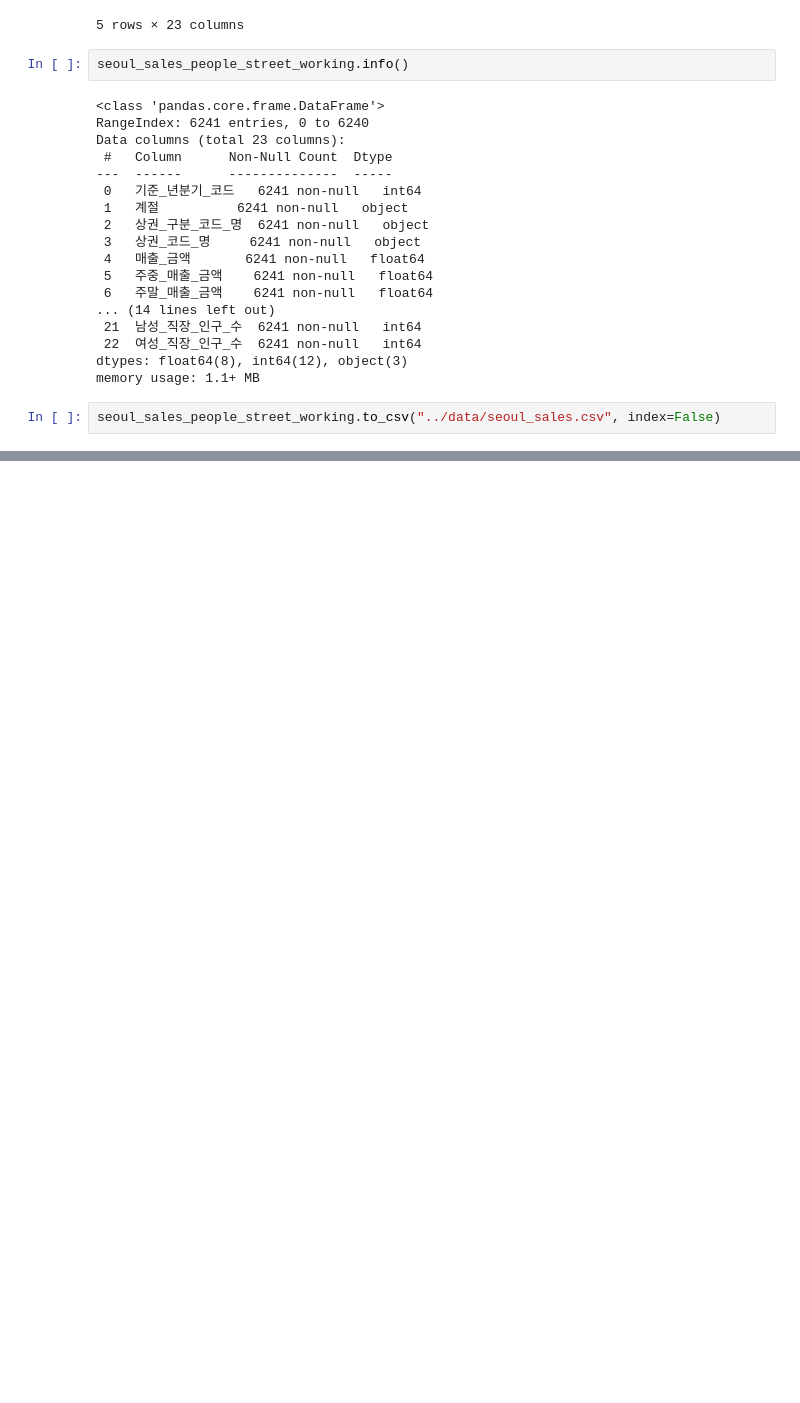
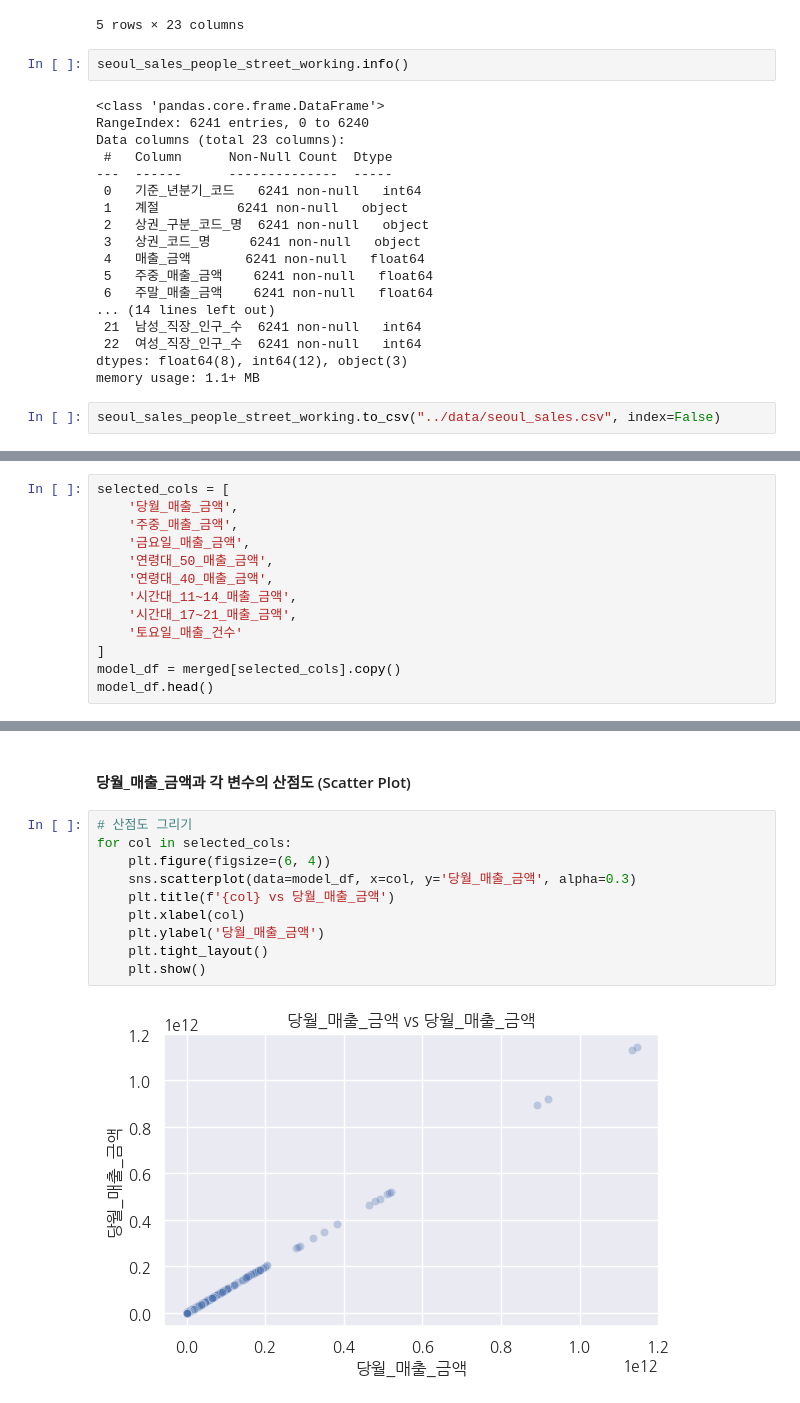
Before and after one commit to itsjulianjeong/supervised_team_project, a Jupyter notebook: notebook/seoul_month_sales_predict.ipynb, the cells around one changed output, grey strips where cells are left out. Cells and saved outputs as stored; diff of their text form; blank space fills up the shorter version.

```diff
--- a/notebook/seoul_month_sales_predict.ipynb
+++ b/notebook/seoul_month_sales_predict.ipynb
@@ -730,0 +580,13 @@ plt.show()
+# %%
+selected_cols = [
+    '당월_매출_금액',
+    '주중_매출_금액',
+    '금요일_매출_금액',
+    '연령대_50_매출_금액',
+    '연령대_40_매출_금액',
+    '시간대_11~14_매출_금액',
+    '시간대_17~21_매출_금액',
+    '토요일_매출_건수'
+]
+model_df = merged[selected_cols].copy()
+model_df.head()
@@ -730,0 +600,14 @@ plt.show()
+# %% [markdown]
+#### 당월_매출_금액과 각 변수의 산점도 (Scatter Plot)
+# %%
+# 산점도 그리기
+for col in selected_cols:
+    plt.figure(figsize=(6, 4))
+    sns.scatterplot(data=model_df, x=col, y='당월_매출_금액', alpha=0.3)
+    plt.title(f'{col} vs 당월_매출_금액')
+    plt.xlabel(col)
+    plt.ylabel('당월_매출_금액')
+    plt.tight_layout()
+    plt.show()
+# %% [output]
+[figure, added]
```
Also changed, not shown: parts of 49 cells of this notebook.
